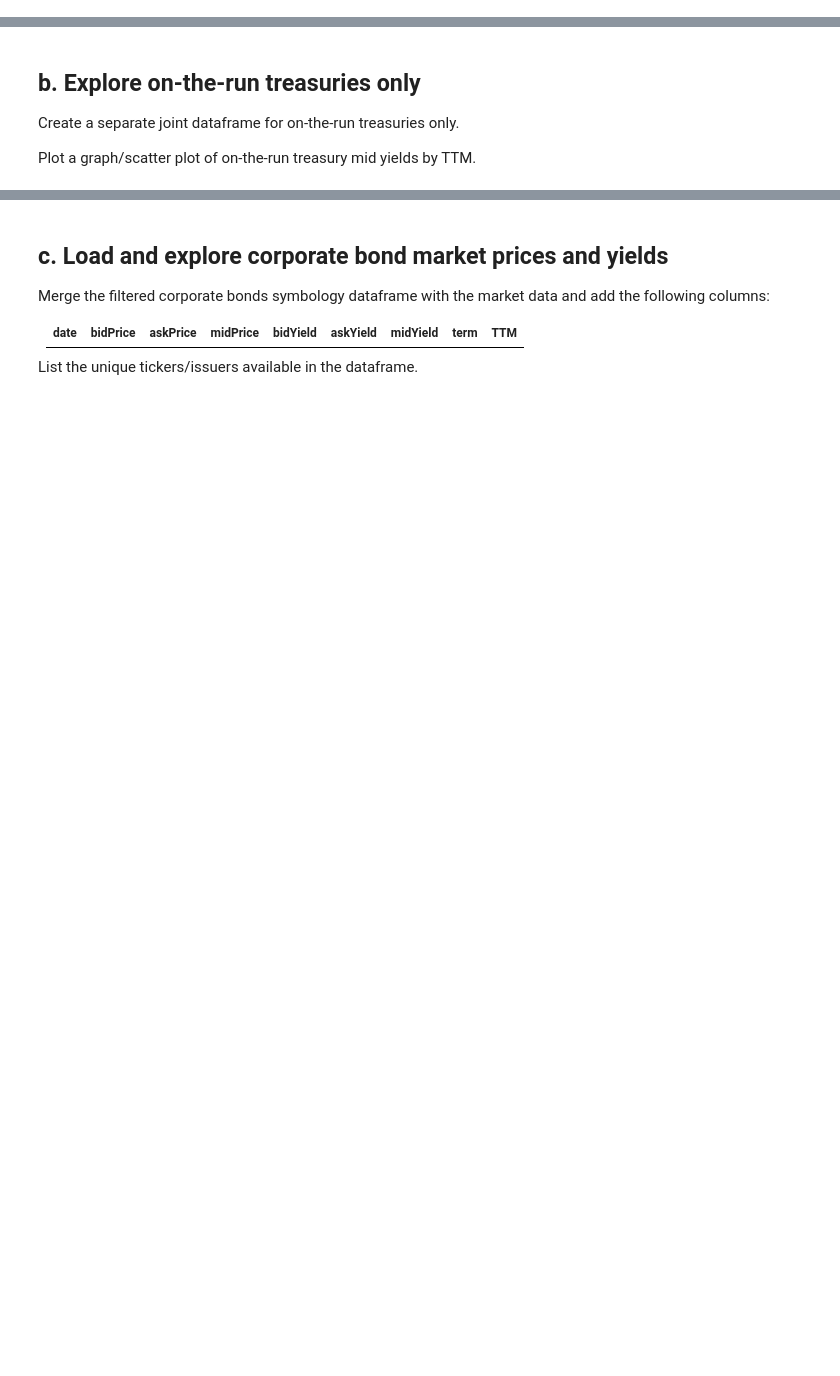
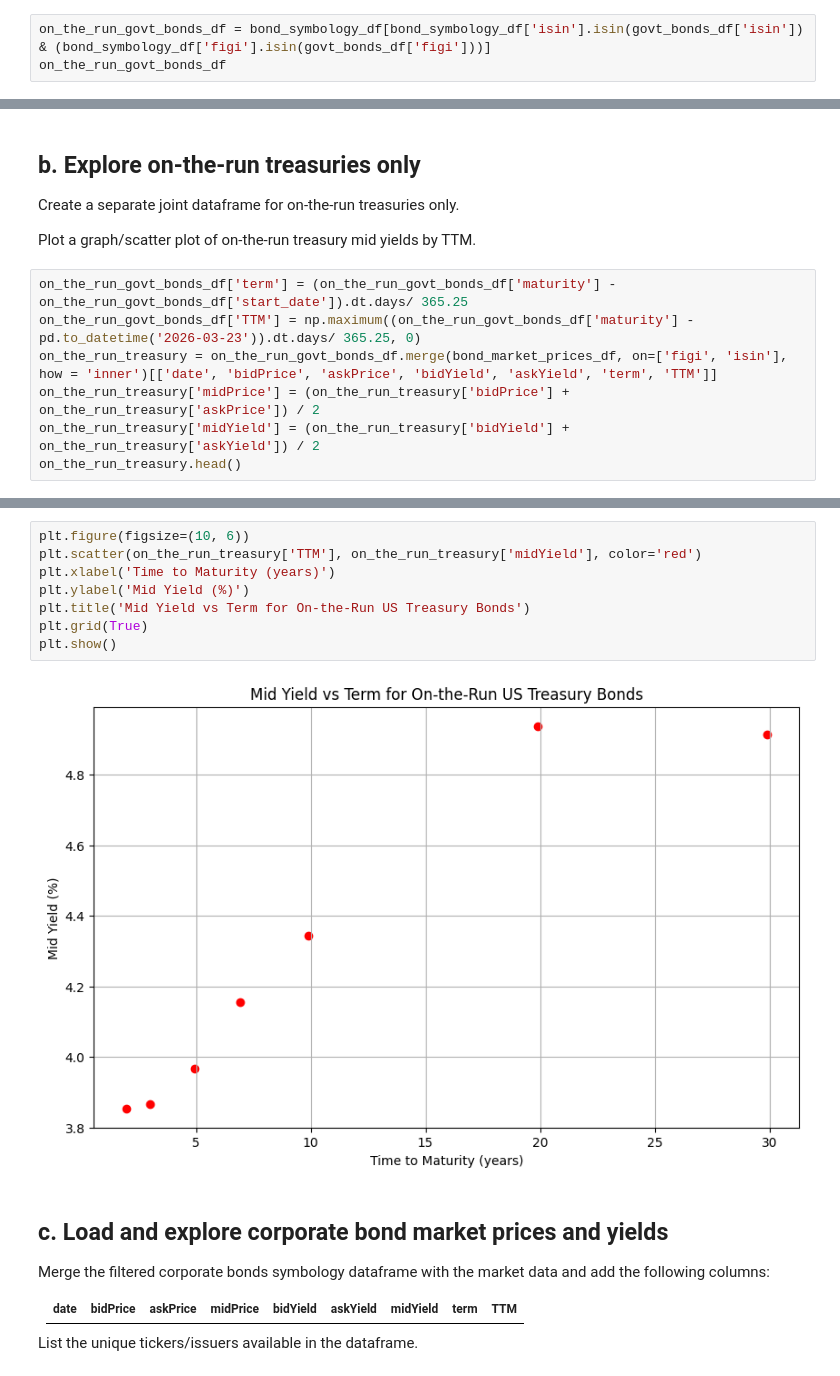
Before and after one commit to y3y-tech/Credit_Markets, a Jupyter notebook: UChicago_FINM_35700_CreditMarkets_Spring2026_Homework_1/UChicago_FINM_35700_CreditMarkets_Spring2026_Homework_1.ipynb, the cells around one changed output, grey strips where cells are left out. Cells and saved outputs as stored; diff of their text form; blank space fills up the shorter version.

```diff
--- a/UChicago_FINM_35700_CreditMarkets_Spring2026_Homework_1/UChicago_FINM_35700_CreditMarkets_Spring2026_Homework_1.ipynb
+++ b/UChicago_FINM_35700_CreditMarkets_Spring2026_Homework_1/UChicago_FINM_35700_CreditMarkets_Spring2026_Homework_1.ipynb
@@ -99,3 +100,6 @@ govt_bonds_df.head()
 | 4 | GT20 Govt | 2026-03-23 | BBG02037XBW2 | US912810UT33 |
 | 9 | GT3 Govt | 2026-03-23 | BBG020PVMGR2 | US91282CQE48 |
 | 10 | GT30 Govt | 2026-03-23 | BBG01ZZ4GDS8 | US912810UR76 |
+# %%
+on_the_run_govt_bonds_df = bond_symbology_df[bond_symbology_df['isin'].isin(govt_bonds_df['isin']) & (bond_symbology_df['figi'].isin(govt_bonds_df['figi']))]
+on_the_run_govt_bonds_df
@@ -228,3 +336,10 @@ Plot a graph/scatter plot of treasury mid yields by TTM.
 Create a separate joint dataframe for on-the-run treasuries only.
 
 Plot a graph/scatter plot of on-the-run treasury mid yields by TTM.
+# %%
+on_the_run_govt_bonds_df['term'] = (on_the_run_govt_bonds_df['maturity'] - on_the_run_govt_bonds_df['start_date']).dt.days/ 365.25
+on_the_run_govt_bonds_df['TTM'] = np.maximum((on_the_run_govt_bonds_df['maturity'] - pd.to_datetime('2026-03-23')).dt.days/ 365.25, 0)
+on_the_run_treasury = on_the_run_govt_bonds_df.merge(bond_market_prices_df, on=['figi', 'isin'], how = 'inner')[['date', 'bidPrice', 'askPrice', 'bidYield', 'askYield', 'term', 'TTM']]
+on_the_run_treasury['midPrice'] = (on_the_run_treasury['bidPrice'] + on_the_run_treasury['askPrice']) / 2
+on_the_run_treasury['midYield'] = (on_the_run_treasury['bidYield'] + on_the_run_treasury['askYield']) / 2
+on_the_run_treasury.head()
@@ -231,3 +353,13 @@ Plot a graph/scatter plot of on-the-run treasury mid yields by TTM.
+# %%
+plt.figure(figsize=(10, 6))
+plt.scatter(on_the_run_treasury['TTM'], on_the_run_treasury['midYield'], color='red')
+plt.xlabel('Time to Maturity (years)')
+plt.ylabel('Mid Yield (%)')
+plt.title('Mid Yield vs Term for On-the-Run US Treasury Bonds')
+plt.grid(True)
+plt.show()
+# %% [output]
+[figure, added]
 # %% [markdown]
 ## c. Load and explore corporate bond market prices and yields
 
```
Also changed, not shown: parts of 21 cells of this notebook, 3 other files.
